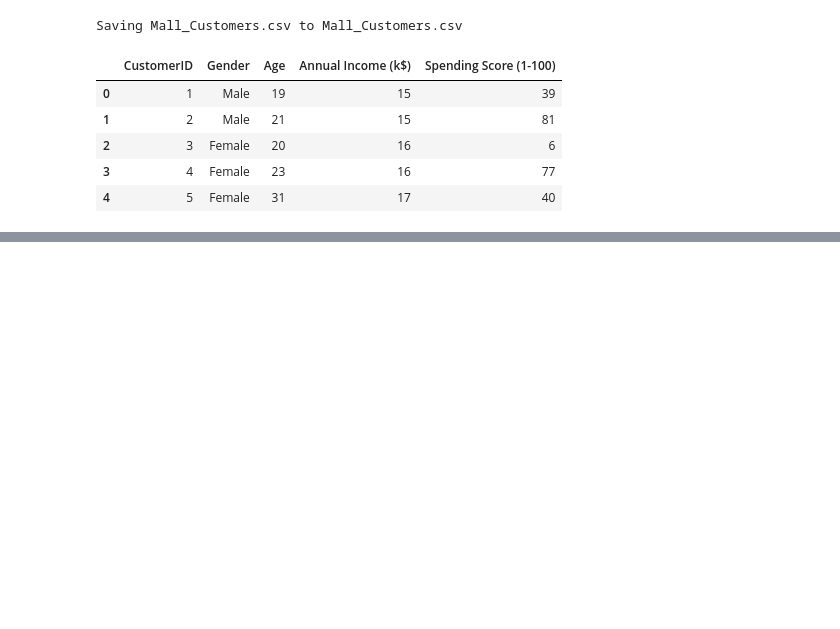
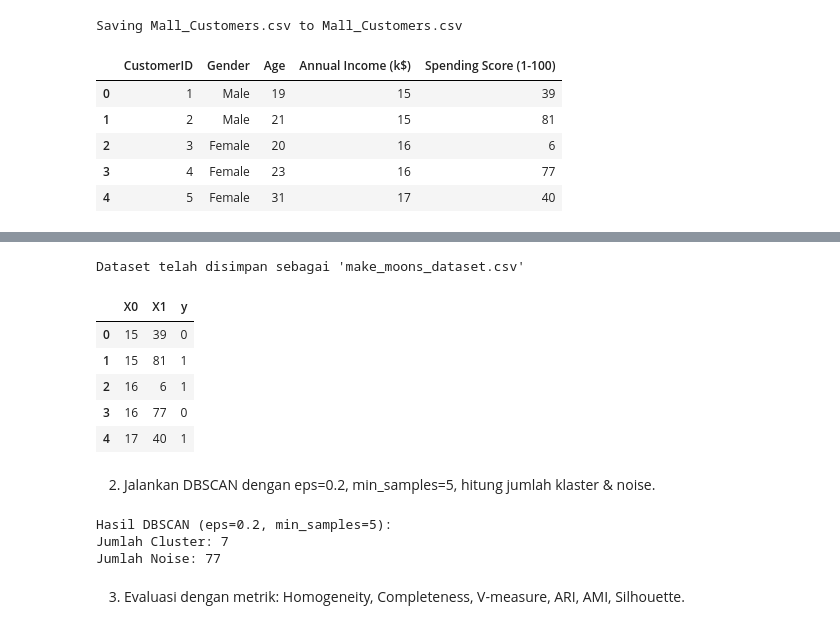
Before and after one commit to annisakrnn/Machine-Learning_2025, a Jupyter notebook: TG5_2341720070_ANNISA_KURNIAWATI.ipynb, the cells around one changed output, grey strips where cells are left out. Drawn from its saved outputs; the diff is of its cells as text; code cells hidden in the pictures; blank space fills up the shorter version.

```diff
--- a/TG5_2341720070_ANNISA_KURNIAWATI.ipynb
+++ b/TG5_2341720070_ANNISA_KURNIAWATI.ipynb
@@ -522,0 +636,47 @@ df.head()
+# %%
+import numpy as np
+import pandas as pd
+import matplotlib.pyplot as plt
+from sklearn.datasets import make_moons
+from sklearn.preprocessing import StandardScaler
+from sklearn.cluster import DBSCAN
+from sklearn.metrics import homogeneity_score, completeness_score, v_measure_score
+from sklearn.metrics import adjusted_rand_score, adjusted_mutual_info_score, silhouette_score
+
+data = pd.DataFrame({'X0': X[:, 0], 'X1': X[:, 1], 'y': y})
+data.to_csv('make_moons_dataset.csv', index=False)
+print("Dataset telah disimpan sebagai 'make_moons_dataset.csv'")
+
+# Normalisasi data
+scaler = StandardScaler()
+X_scaled = scaler.fit_transform(X)
+# %% [output]
+Dataset telah disimpan sebagai 'make_moons_dataset.csv'
+# %%
+data.head()
+# %% [output]
+|  | X0 | X1 | y |
+| 0 | 15 | 39 | 0 |
+| 1 | 15 | 81 | 1 |
+| 2 | 16 | 6 | 1 |
+| 3 | 16 | 77 | 0 |
+| 4 | 17 | 40 | 1 |
+# %% [markdown]
+2. Jalankan DBSCAN dengan eps=0.2, min_samples=5, hitung jumlah klaster & noise.
+# %%
+dbscan = DBSCAN(eps=0.2, min_samples=5)
+labels = dbscan.fit_predict(X_scaled)
+
+# Hitung jumlah cluster dan noise
+n_clusters = len(set(labels)) - (1 if -1 in labels else 0)
+n_noise = list(labels).count(-1)
+
+print("\nHasil DBSCAN (eps=0.2, min_samples=5):")
+print(f"Jumlah Cluster: {n_clusters}")
+print(f"Jumlah Noise: {n_noise}")
+# %% [output]
+Hasil DBSCAN (eps=0.2, min_samples=5):
+Jumlah Cluster: 7
+Jumlah Noise: 77
+# %% [markdown]
+3. Evaluasi dengan metrik: Homogeneity, Completeness, V-measure, ARI, AMI, Silhouette.
```
Also changed, not shown: parts of 21 cells of this notebook.
